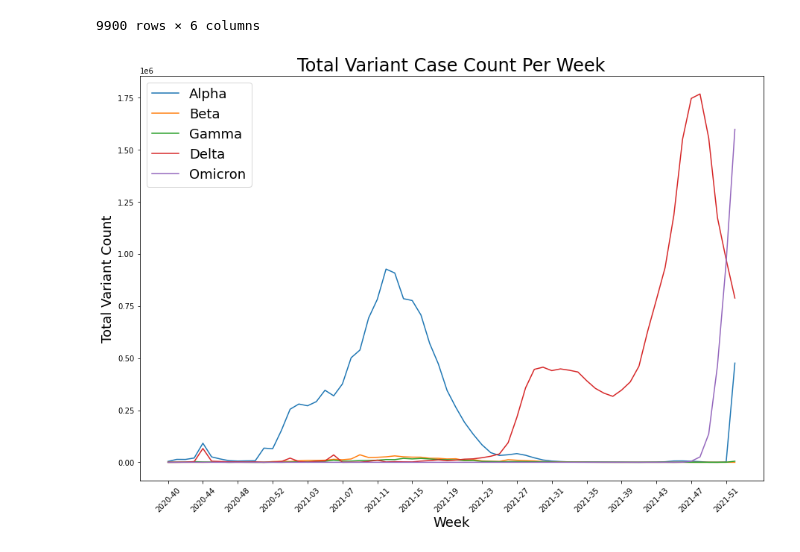
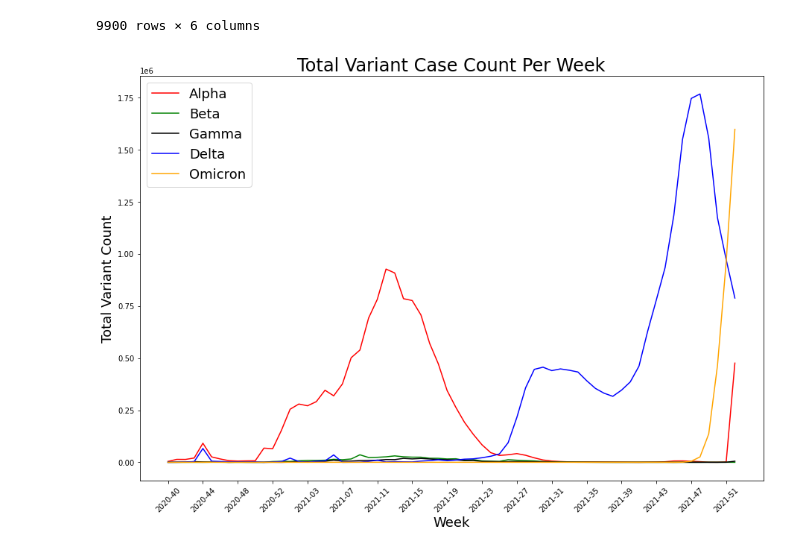
Before and after one commit to bryn-m/Covid_Evolution, a Jupyter notebook: make_figure_2.ipynb, the cells around one changed output. Cells and saved outputs as stored; diff of their text form; code cells hidden in the pictures.

Commit message:
Changed variant color

```diff
--- a/make_figure_2.ipynb
+++ b/make_figure_2.ipynb
@@ -72,25 +72,25 @@ variants
 # %%
 df = variants.groupby(by=['year_week', 'variant']).sum()
 df = df.reset_index()
 x = df['year_week'].unique()
 
 plt.rcParams['figure.figsize']=(15,10)
 fig, ax = plt.subplots()
 
-ax.plot(x, df['number_cases_ratio'].loc[df['variant']=='B.1.1.7'], label='Alpha')
-ax.plot(x, df['number_cases_ratio'].loc[df['variant']=='B.1.351'], label='Beta')
-ax.plot(x, df['number_cases_ratio'].loc[df['variant']=='P.1'], label='Gamma')
-ax.plot(x, df['number_cases_ratio'].loc[df['variant']=='B.1.617.2'], label='Delta')
-ax.plot(x, df['number_cases_ratio'].loc[df['variant']=='B.1.1.529'], label="Omicron")
+ax.plot(x, df['number_cases_ratio'].loc[df['variant']=='B.1.1.7'], label='Alpha', color="Red")
+ax.plot(x, df['number_cases_ratio'].loc[df['variant']=='B.1.351'], label='Beta', color="Green")
+ax.plot(x, df['number_cases_ratio'].loc[df['variant']=='P.1'], label='Gamma',color="Black")
+ax.plot(x, df['number_cases_ratio'].loc[df['variant']=='B.1.617.2'], label='Delta',color="Blue")
+ax.plot(x, df['number_cases_ratio'].loc[df['variant']=='B.1.1.529'], label="Omicron",color="Orange")
 
 ax.set(xticks=x[::4])
 plt.xticks(rotation = 45)
 plt.title("Total Variant Case Count Per Week", fontsize=24)
 plt.xlabel("Week", fontsize=18)
 plt.ylabel("Total Variant Count", fontsize=18)
 plt.legend(loc='upper left', prop={'size': 18})
 plt.show()
 
 fig.savefig('Figure_2.png')
 # %% [output]
-[figure, old version]
+[figure, new version]
```
Also changed, not shown: 1 other file.
